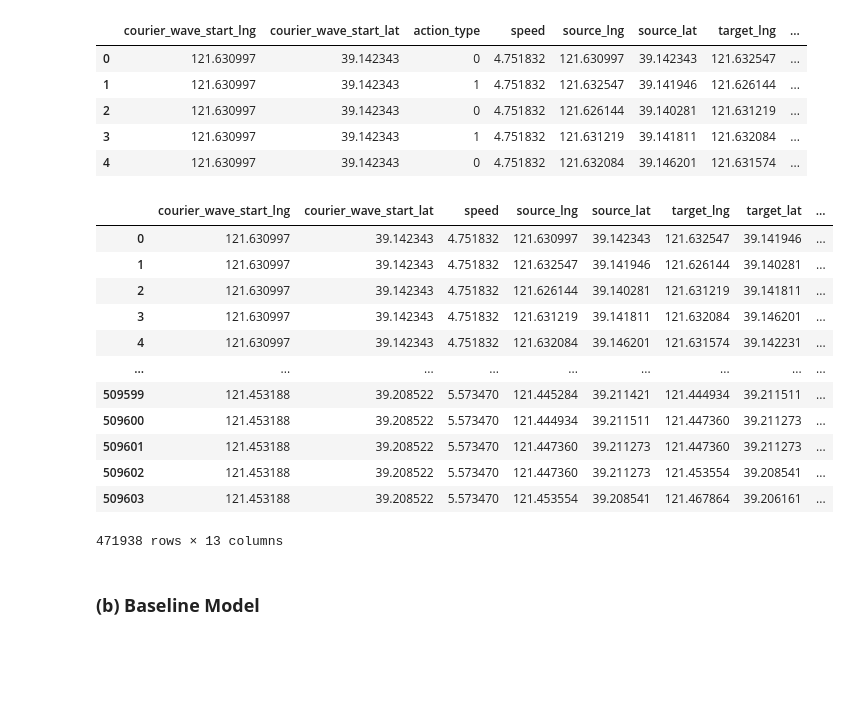
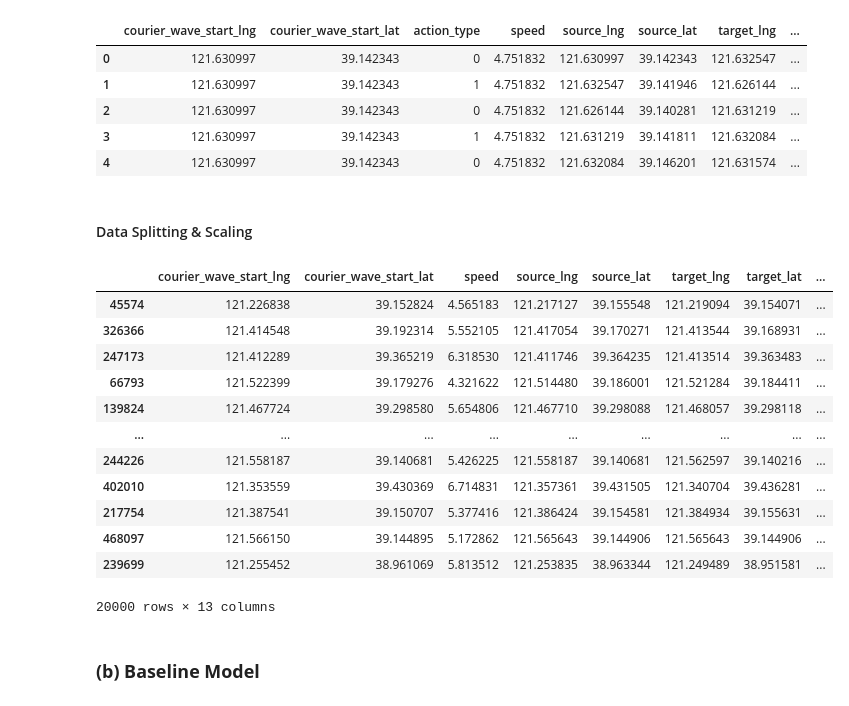
Before and after one commit to Zora-10/Machine-Learning-Individual-Project, a Jupyter notebook: Project1/solution/solution.ipynb, the cells around one changed output. Drawn from its saved outputs; the diff is of its cells as text; code cells hidden in the pictures; blank space fills up the shorter version.

```diff
--- a/Project1/solution/solution.ipynb
+++ b/Project1/solution/solution.ipynb
@@ -185,3 +184,11 @@ plt.show()
 `source_type` causes information leakage because it is directly derived from the action workflow and strongly encodes the target variable (`action_type`), making it unavailable and invalid at prediction time.
 # %% [markdown]
 #### Data Preprocessing
+# %%
+# convert categorical to numeric (binary encoding)
+df_train["action_type"] = df_train["action_type"].map({"PICKUP": 0, "DELIVERY": 1})
+
+# remove extreme tail for regression
+df_train = df_train[df_train["expected_use_time"] < df_train["expected_use_time"].quantile(0.995)]
+
+df_train.head()
@@ -212,9 +227,6 @@ Index(['courier_wave_start_lng', 'courier_wave_start_lat', 'action_type',
        'target_lat', 'grid_distance', 'expected_use_time', 'urgency', 'hour'],
       dtype='object')
 # %%
-# convert categorical to numeric (binary encoding)
-df_train_dropped["action_type"] = df_train_dropped["action_type"].map({"PICKUP": 0, "DELIVERY": 1})
-
 # remove outliers
 def remove_outliers_iqr(df, col):
     Q1 = df[col].quantile(0.25)
@@ -240,25 +252,3 @@ df_train_dropped.head()
 | 2 | 121.630997 | 39.142343 | 0 | 4.751832 | 121.626144 | 39.140281 | 121.631219 | ... |
 | 3 | 121.630997 | 39.142343 | 1 | 4.751832 | 121.631219 | 39.141811 | 121.632084 | ... |
 | 4 | 121.630997 | 39.142343 | 0 | 4.751832 | 121.632084 | 39.146201 | 121.631574 | ... |
-# %%
-X_train = df_train_dropped.drop(columns=["action_type", "expected_use_time"])
-X_test = df_test_dropped.copy()
-
-y_class_train = df_train_dropped["action_type"]
-y_reg_train = df_train_dropped["expected_use_time"]
-
-X_train
-# %% [output]
-|  | courier_wave_start_lng | courier_wave_start_lat | speed | source_lng | source_lat | target_lng | target_lat | ... |
-| 0 | 121.630997 | 39.142343 | 4.751832 | 121.630997 | 39.142343 | 121.632547 | 39.141946 | ... |
-| 1 | 121.630997 | 39.142343 | 4.751832 | 121.632547 | 39.141946 | 121.626144 | 39.140281 | ... |
-| 2 | 121.630997 | 39.142343 | 4.751832 | 121.626144 | 39.140281 | 121.631219 | 39.141811 | ... |
-| 3 | 121.630997 | 39.142343 | 4.751832 | 121.631219 | 39.141811 | 121.632084 | 39.146201 | ... |
-| 4 | 121.630997 | 39.142343 | 4.751832 | 121.632084 | 39.146201 | 121.631574 | 39.142231 | ... |
-| ... | ... | ... | ... | ... | ... | ... | ... | ... |
-| 509599 | 121.453188 | 39.208522 | 5.573470 | 121.445284 | 39.211421 | 121.444934 | 39.211511 | ... |
-| 509600 | 121.453188 | 39.208522 | 5.573470 | 121.444934 | 39.211511 | 121.447360 | 39.211273 | ... |
-| 509601 | 121.453188 | 39.208522 | 5.573470 | 121.447360 | 39.211273 | 121.447360 | 39.211273 | ... |
-| 509602 | 121.453188 | 39.208522 | 5.573470 | 121.447360 | 39.211273 | 121.453554 | 39.208541 | ... |
-| 509603 | 121.453188 | 39.208522 | 5.573470 | 121.453554 | 39.208541 | 121.467864 | 39.206161 | ... |
-471938 rows × 13 columns
@@ -272,3 +255,37 @@ y_reg_train = y_reg_train.loc[X_train.index]
+# %% [markdown]
+#### Data Splitting & Scaling
+# %%
+# split data
+X = df_train_dropped.drop(columns=["action_type", "expected_use_time"])
+
+y_clf = df_train_dropped["action_type"]
+y_reg = df_train_dropped["expected_use_time"]
+
+X_train, X_test, y_clf_train, y_clf_test, y_reg_train, y_reg_test = train_test_split(
+    X, y_clf, y_reg, test_size=0.2, random_state=42, stratify=y_clf
+)
+# %%
+# down sample
+X_train_ds = X_train.sample(20000, random_state=42)
+
+y_clf_train_ds = y_clf_train.loc[X_train_ds.index]
+y_reg_train_ds = y_reg_train.loc[X_train_ds.index]
+
+X_train_ds
+# %% [output]
+|  | courier_wave_start_lng | courier_wave_start_lat | speed | source_lng | source_lat | target_lng | target_lat | ... |
+| 45574 | 121.226838 | 39.152824 | 4.565183 | 121.217127 | 39.155548 | 121.219094 | 39.154071 | ... |
+| 326366 | 121.414548 | 39.192314 | 5.552105 | 121.417054 | 39.170271 | 121.413544 | 39.168931 | ... |
+| 247173 | 121.412289 | 39.365219 | 6.318530 | 121.411746 | 39.364235 | 121.413514 | 39.363483 | ... |
+| 66793 | 121.522399 | 39.179276 | 4.321622 | 121.514480 | 39.186001 | 121.521284 | 39.184411 | ... |
+| 139824 | 121.467724 | 39.298580 | 5.654806 | 121.467710 | 39.298088 | 121.468057 | 39.298118 | ... |
+| ... | ... | ... | ... | ... | ... | ... | ... | ... |
+| 244226 | 121.558187 | 39.140681 | 5.426225 | 121.558187 | 39.140681 | 121.562597 | 39.140216 | ... |
+| 402010 | 121.353559 | 39.430369 | 6.714831 | 121.357361 | 39.431505 | 121.340704 | 39.436281 | ... |
+| 217754 | 121.387541 | 39.150707 | 5.377416 | 121.386424 | 39.154581 | 121.384934 | 39.155631 | ... |
+| 468097 | 121.566150 | 39.144895 | 5.172862 | 121.565643 | 39.144906 | 121.565643 | 39.144906 | ... |
+| 239699 | 121.255452 | 38.961069 | 5.813512 | 121.253835 | 38.963344 | 121.249489 | 38.951581 | ... |
+20000 rows × 13 columns
 # %%
 # Standardization
 scaler = StandardScaler()
```
Also changed, not shown: parts of 42 cells of this notebook, 2 other files.
